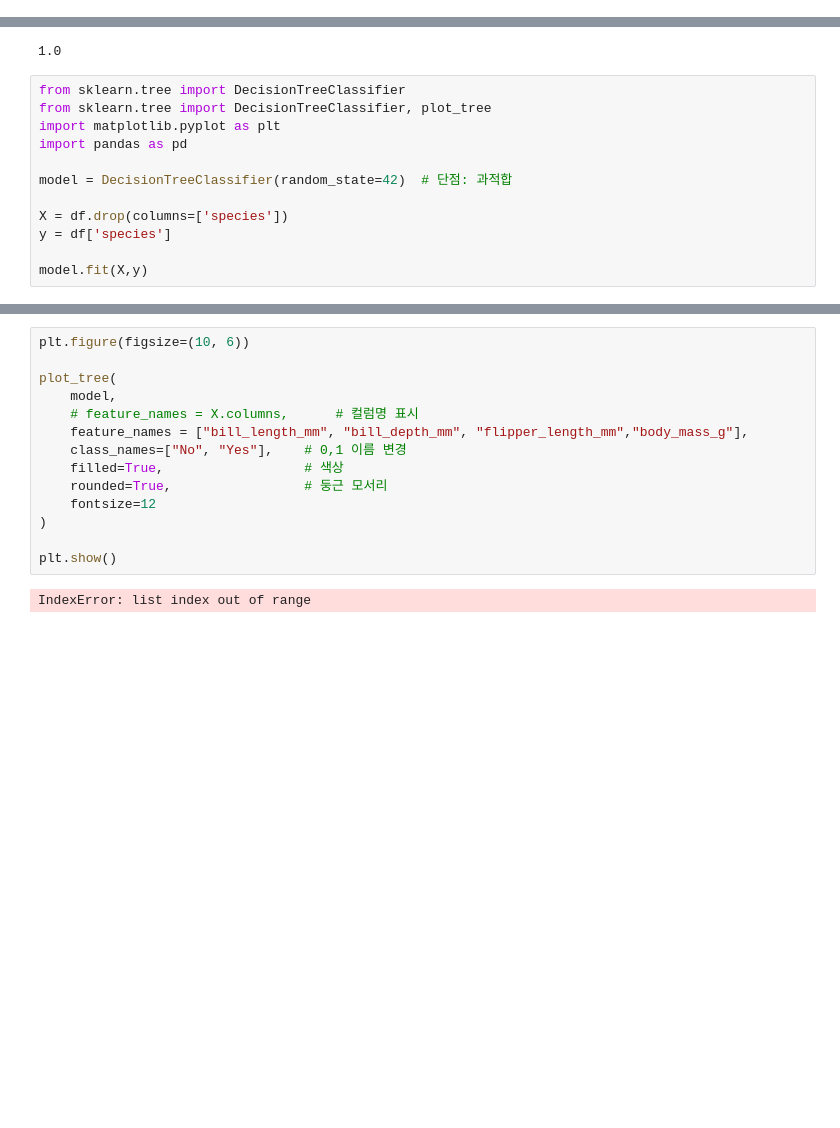
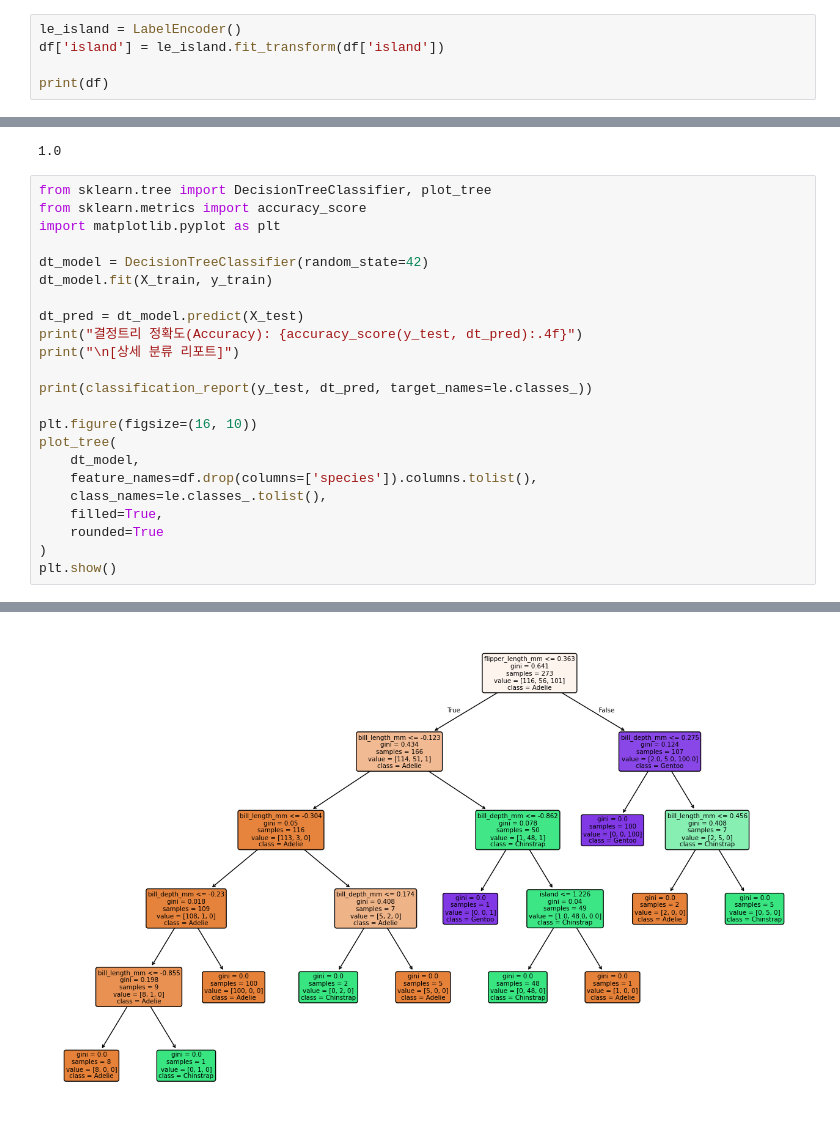
Before and after one commit to hw-coder92/Gwangju-AI-Academy, a Jupyter notebook: 07.머신러닝/지도학습/02.분류/02.KNN/펭귄데이터.ipynb, the cells around one changed output, grey strips where cells are left out. Cells and saved outputs as stored; diff of their text form.

```diff
--- a/07.머신러닝/지도학습/02.분류/02.KNN/펭귄데이터.ipynb
+++ b/07.머신러닝/지도학습/02.분류/02.KNN/펭귄데이터.ipynb
@@ -113,3 +113,8 @@ print(df)
 # %%
 le_sex = LabelEncoder()
 df['sex'] = le_sex.fit_transform(df['sex'])
+# %%
+le_island = LabelEncoder()
+df['island'] = le_island.fit_transform(df['island'])
+
+print(df)
@@ -160,15 +196,26 @@ print(accuracy_score(y_test,pred))
 # %% [output]
 1.0
 # %%
-from sklearn.tree import DecisionTreeClassifier
 from sklearn.tree import DecisionTreeClassifier, plot_tree
+from sklearn.metrics import accuracy_score
 import matplotlib.pyplot as plt
-import pandas as pd
 
-model = DecisionTreeClassifier(random_state=42)  # 단점: 과적합
+dt_model = DecisionTreeClassifier(random_state=42)
+dt_model.fit(X_train, y_train)
 
-X = df.drop(columns=['species'])
-y = df['species']
+dt_pred = dt_model.predict(X_test)
+print("결정트리 정확도(Accuracy): {accuracy_score(y_test, dt_pred):.4f}")
+print("\n[상세 분류 리포트]")
 
-model.fit(X,y)
+print(classification_report(y_test, dt_pred, target_names=le.classes_))
+
+plt.figure(figsize=(16, 10))
+plot_tree(
+    dt_model,
+    feature_names=df.drop(columns=['species']).columns.tolist(),
+    class_names=le.classes_.tolist(),
+    filled=True,
+    rounded=True
+)
+plt.show()
 # %% [output]
@@ -176,17 +234 @@ DecisionTreeClassifier(random_state=42)
+[figure, added]
-# %%
-plt.figure(figsize=(10, 6))
-
-plot_tree(
-    model,
-    # feature_names = X.columns,      # 컬럼명 표시
-    feature_names = ["bill_length_mm", "bill_depth_mm", "flipper_length_mm","body_mass_g"],
-    class_names=["No", "Yes"],    # 0,1 이름 변경
-    filled=True,                  # 색상
-    rounded=True,                 # 둥근 모서리
-    fontsize=12
-)
-
-plt.show()
-# %% [output]
-IndexError: list index out of range
-[figure, removed]
```
Also changed, not shown: parts of 3 cells of this notebook, 11 other files.
